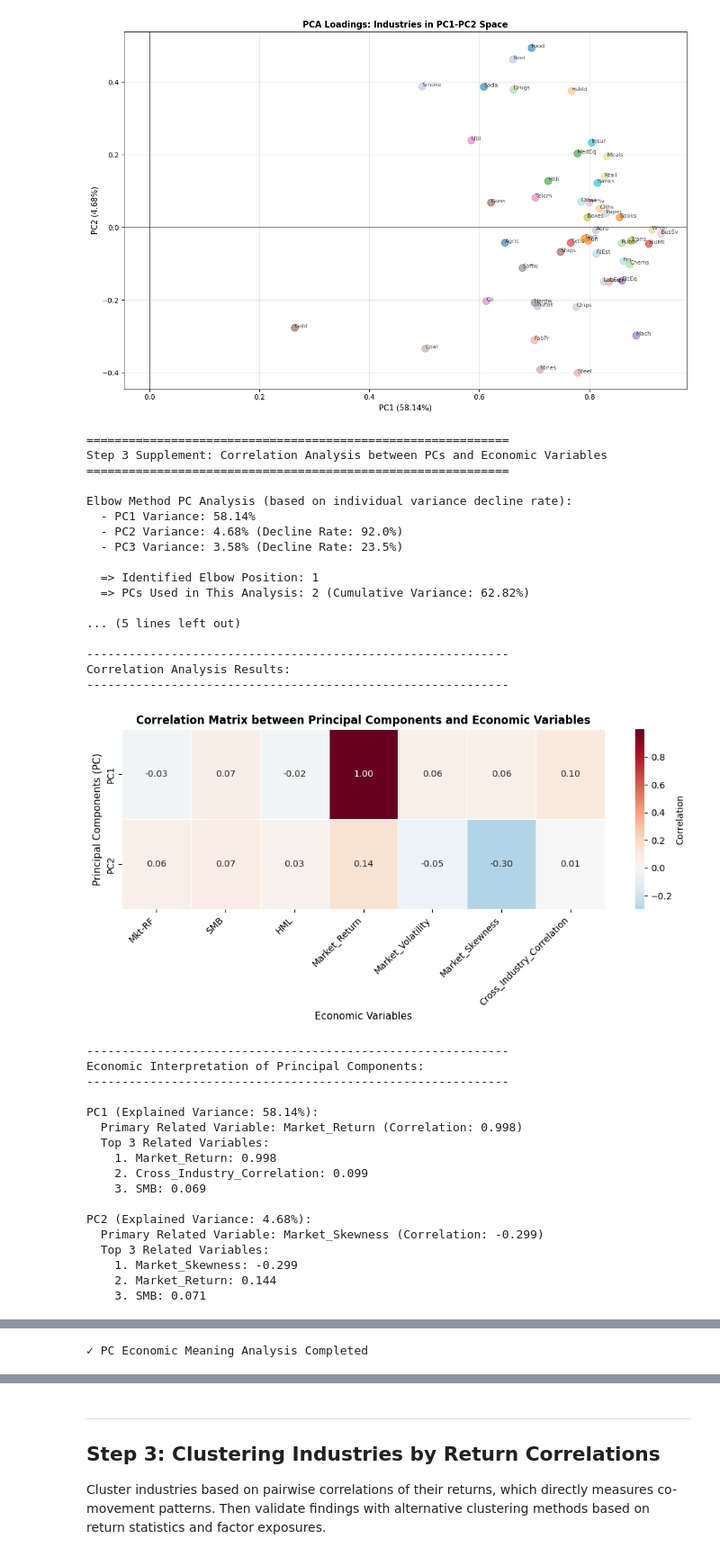
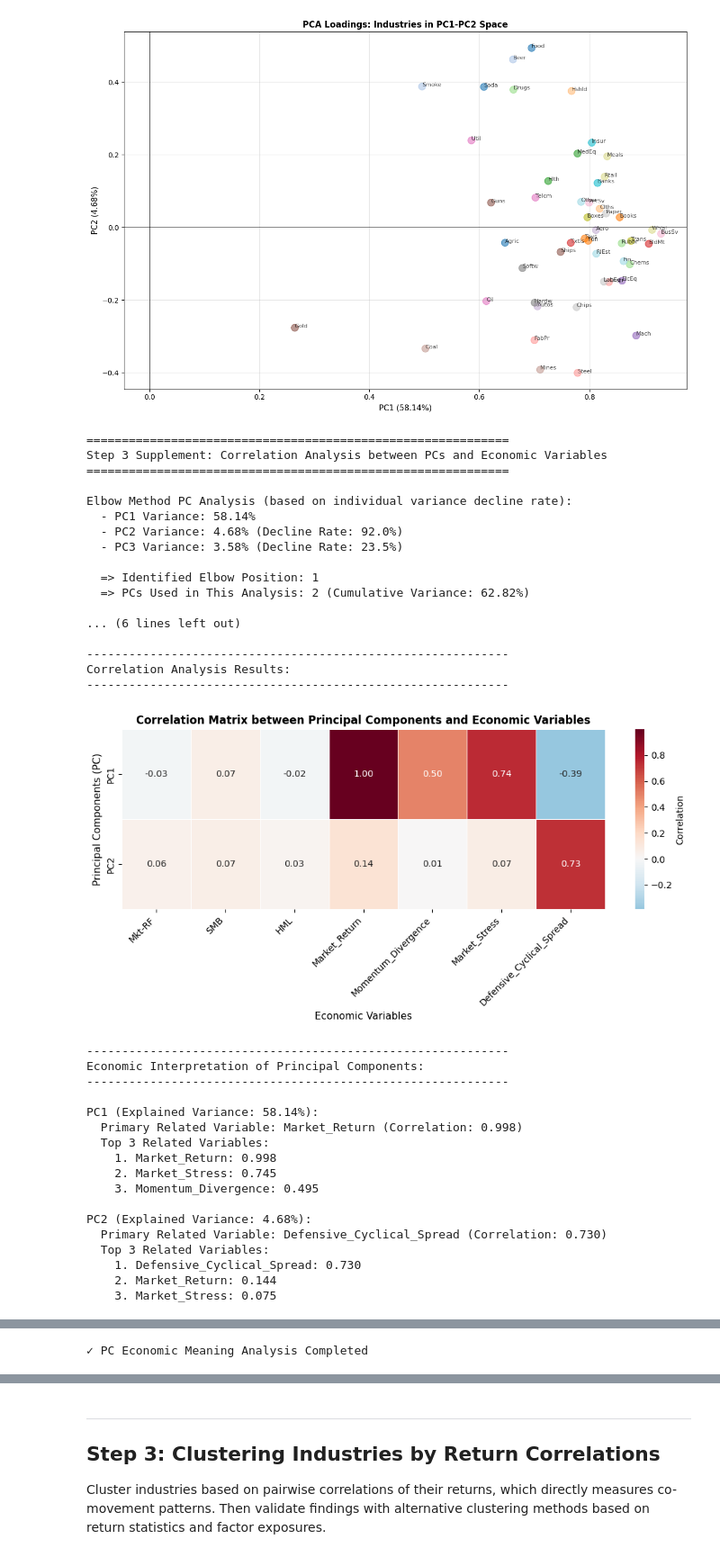
Before and after one commit to mscmsc-ops/Big_data, a Jupyter notebook: Main.ipynb, the cells around one changed output, grey strips where cells are left out. Shown at 90% size. Cells and saved outputs as stored; diff of their text form; code cells hidden in the pictures.

```diff
--- a/Main.ipynb
+++ b/Main.ipynb
@@ -385,35 +385,66 @@ economic_variables['Mkt-RF'] = merged_data['Mkt-RF'].values
 economic_variables['SMB'] = merged_data['SMB'].values
 economic_variables['HML'] = merged_data['HML'].values
 
-# Other economic variables
+# Other economically meaningful variables
+# 1. Market return: Equal-weighted average return across industries
 economic_variables['Market_Return'] = returns_aligned.mean(axis=1).values
-economic_variables['Market_Volatility'] = returns_aligned.std(axis=1).values
-economic_variables['Market_Skewness'] = returns_aligned.skew(axis=1).values
 
-# Cross-industry correlation
-rolling_window = 12
-rolling_corr_values = []
+# 2. Momentum divergence: Difference between short-term and long-term momentum
+# Captures acceleration/deceleration in market trends
+short_window = 3
+long_window = 12
+momentum_divergence = []
 for i in range(len(returns_aligned)):
-    if i < rolling_window:
-        window_data = returns_aligned.iloc[:i+1]
+    if i < long_window:
+        momentum_divergence.append(0)
     else:
-        window_data = returns_aligned.iloc[i-rolling_window+1:i+1]
+        short_momentum = returns_aligned.iloc[i-short_window+1:i+1].mean(axis=1).mean()
+        long_momentum = returns_aligned.iloc[i-long_window+1:i+1].mean(axis=1).mean()
+        momentum_divergence.append(short_momentum - long_momentum)
 
-    if len(window_data) > 1:
-        corr_mat = window_data.corr()
-        corr_values = corr_mat.values[np.triu_indices_from(corr_mat.values, k=1)]
-        rolling_corr_values.append(corr_values.mean() if len(corr_values) > 0 else 0)
+economic_variables['Momentum_Divergence'] = momentum_divergence
+
+# 3. Market stress: Average loss magnitude when market is down
+# Measures severity of negative returns (downside risk)
+market_stress = []
+for i in range(len(returns_aligned)):
+    negative_returns = returns_aligned.iloc[i][returns_aligned.iloc[i] < 0]
+    stress = negative_returns.mean() if len(negative_returns) > 0 else 0
+    market_stress.append(stress)
+
+economic_variables['Market_Stress'] = market_stress
+
+# 4. Defensive-cyclical spread: Performance gap between defensive and cyclical industries
+# Captures market risk sentiment and sector rotation
+# Defensive: Utilities, Health Care, Consumer Staples
+# Cyclical: Energy, Materials, Industrials, Consumer Discretionary
+defensive_industries = ['Util', 'Hlth', 'MedEq', 'Drugs', 'Food', 'Soda', 'Beer', 'Smoke', 'Hshld', 'Agric']
+cyclical_industries = ['Coal', 'Oil', 'Chems', 'Rubbr', 'BldMt', 'Steel', 'Gold', 'Mines', 'Paper', 'Boxes',
+                       'Cnstr', 'FabPr', 'Mach', 'ElcEq', 'Aero', 'Ships', 'Guns', 'LabEq', 'Trans',
+                       'Autos', 'Clths', 'Toys', 'Fun', 'Books', 'PerSv', 'Whlsl', 'Rtail', 'Meals', 'Txtls']
+
+defensive_cyclical_spread = []
+for i in range(len(returns_aligned)):
+    # Get available defensive and cyclical industries
+    available_defensive = [col for col in defensive_industries if col in returns_aligned.columns]
+    available_cyclical = [col for col in cyclical_industries if col in returns_aligned.columns]
+
+    if len(available_defensive) > 0 and len(available_cyclical) > 0:
+        defensive_return = returns_aligned.iloc[i][available_defensive].mean()
+        cyclical_return = returns_aligned.iloc[i][available_cyclical].mean()
+        spread = defensive_return - cyclical_return
     else:
-        rolling_corr_values.append(0)
+        spread = 0
+    defensive_cyclical_spread.append(spread)
 
-economic_variables['Cross_Industry_Correlation'] = rolling_corr_values
+economic_variables['Defensive_Cyclical_Spread'] = defensive_cyclical_spread
 
 # Remove NaN values
 valid_rows = economic_variables.notna().all(axis=1).values
 economic_variables_clean = economic_variables[valid_rows].reset_index(drop=True)
 pca_components_clean = pca_components_aligned[valid_rows]
 
-print(f"Economic Variables: Mkt-RF, SMB, HML, Market_Return, Market_Volatility, Market_Skewness, Cross_Industry_Correlation")
+print(f"\nEconomic Variables: Mkt-RF, SMB, HML, Market_Return, Momentum_Divergence, Market_Stress, Defensive_Cyclical_Spread")
 print(f"Total Sample Count: {len(economic_variables_clean)}")
 
 # Calculate correlation between PCs and economic variables
@@ -486,35 +517,35 @@ for i in range(n_plots):
     econ_scaled = (econ_data - econ_data.mean()) / (econ_data.std() + 1e-8)
 
     ax.plot(pc_scaled, label=pc_name, linewidth=2, alpha=0.7)
     ax.plot(econ_scaled, label=f'{top_var} (Standardized)', linewidth=2, alpha=0.7, linestyle='--')
     ax.set_ylabel('Standardized Value', fontsize=10)
     ax.set_title(f'{pc_name} vs {top_var} (Correlation: {pc_econ_corr_matrix.iloc[i][top_var]:.3f})', fontsize=11, fontweight='bold')
     ax.legend(loc='best')
     ax.grid(True, alpha=0.3)
 
 plt.tight_layout()
 plt.show()
 
 print("\n✓ PC Economic Meaning Analysis Completed")
 # %% [output]
 ============================================================
 Step 3 Supplement: Correlation Analysis between PCs and Economic Variables
 ============================================================
 
 Elbow Method PC Analysis (based on individual variance decline rate):
   - PC1 Variance: 58.14%
   - PC2 Variance: 4.68% (Decline Rate: 92.0%)
   - PC3 Variance: 3.58% (Decline Rate: 23.5%)
 
   => Identified Elbow Position: 1
   => PCs Used in This Analysis: 2 (Cumulative Variance: 62.82%)
 
-... (5 lines left out)
+... (6 lines left out)
 
 ------------------------------------------------------------
 Correlation Analysis Results:
 ------------------------------------------------------------
-[figure, old version]
+[figure, new version]
 ------------------------------------------------------------
 Economic Interpretation of Principal Components:
 ------------------------------------------------------------
@@ -523,12 +554,12 @@ PC1 (Explained Variance: 58.14%):
   Primary Related Variable: Market_Return (Correlation: 0.998)
   Top 3 Related Variables:
     1. Market_Return: 0.998
-    2. Cross_Industry_Correlation: 0.099
-    3. SMB: 0.069
+    2. Market_Stress: 0.745
+    3. Momentum_Divergence: 0.495
 
 PC2 (Explained Variance: 4.68%):
-  Primary Related Variable: Market_Skewness (Correlation: -0.299)
+  Primary Related Variable: Defensive_Cyclical_Spread (Correlation: 0.730)
   Top 3 Related Variables:
-    1. Market_Skewness: -0.299
+    1. Defensive_Cyclical_Spread: 0.730
     2. Market_Return: 0.144
-    3. SMB: 0.071
+    3. Market_Stress: 0.075
```
Also changed, not shown: parts of 2 cells of this notebook.
